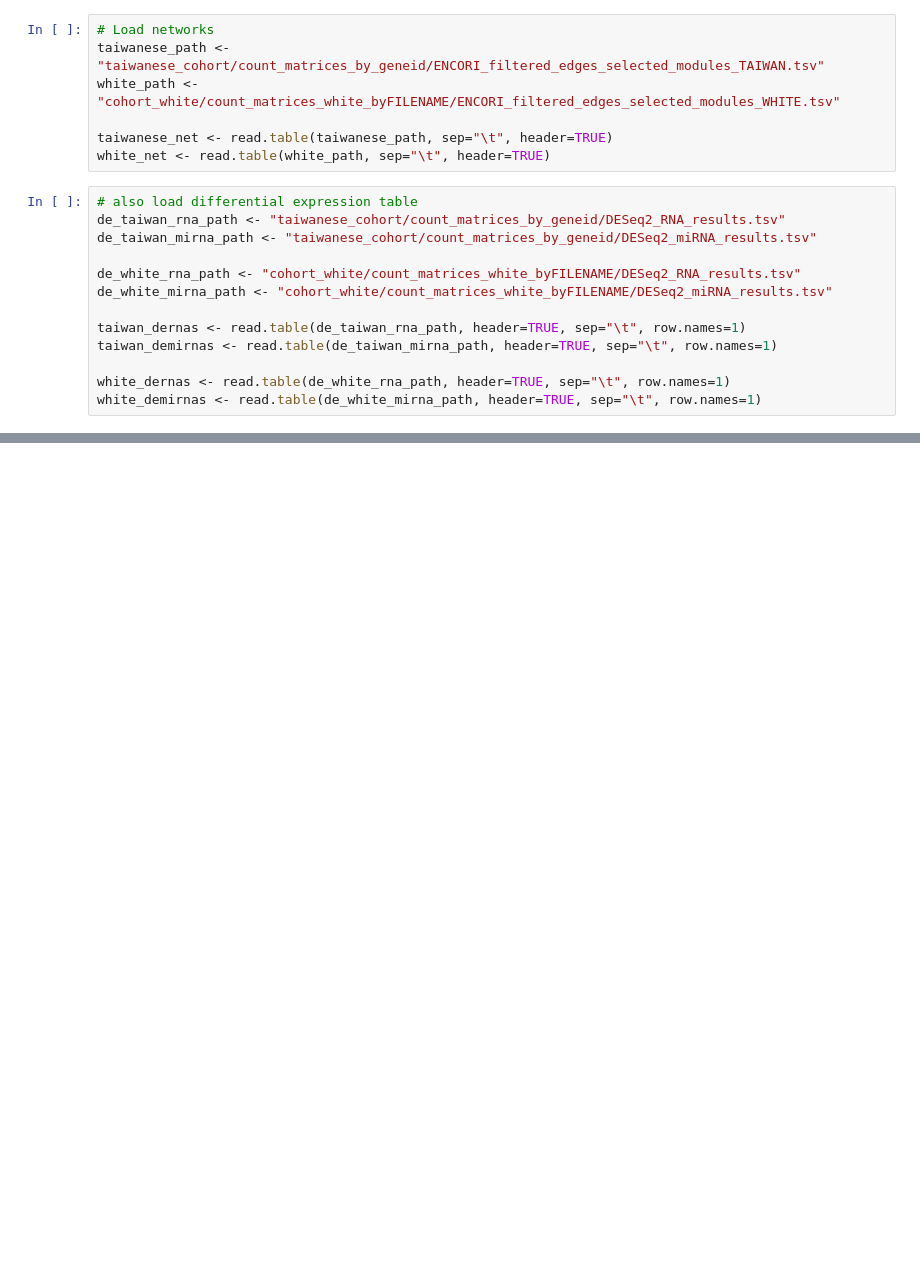
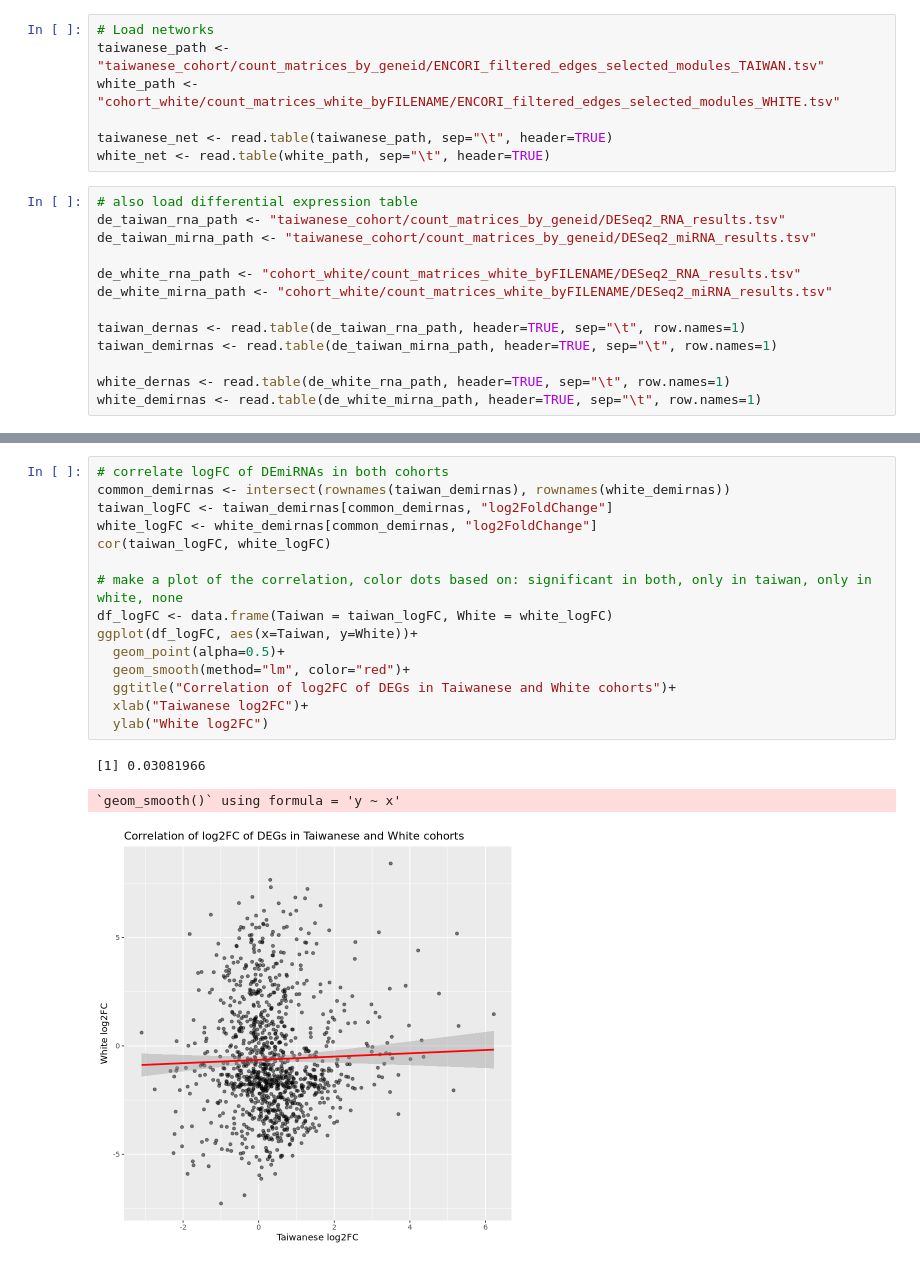
Before and after one commit to sbustamante21/crc_weighted_network, a Jupyter notebook: inter_global_comp.ipynb, the cells around one changed output, grey strips where cells are left out. Saved outputs shown, nothing was run; the diff lists cells and outputs as text; blank space fills up the shorter version.

```diff
--- a/inter_global_comp.ipynb
+++ b/inter_global_comp.ipynb
@@ -128,0 +155,19 @@ Down-regulated   Up-regulated
+# %%
+# correlate logFC of DEmiRNAs in both cohorts
+common_demirnas <- intersect(rownames(taiwan_demirnas), rownames(white_demirnas))
+taiwan_logFC <- taiwan_demirnas[common_demirnas, "log2FoldChange"]
+white_logFC <- white_demirnas[common_demirnas, "log2FoldChange"]
+cor(taiwan_logFC, white_logFC)
+
+# make a plot of the correlation, color dots based on: significant in both, only in taiwan, only in white, none
+df_logFC <- data.frame(Taiwan = taiwan_logFC, White = white_logFC)
+ggplot(df_logFC, aes(x=Taiwan, y=White))+
+  geom_point(alpha=0.5)+
+  geom_smooth(method="lm", color="red")+
+  ggtitle("Correlation of log2FC of DEGs in Taiwanese and White cohorts")+
+  xlab("Taiwanese log2FC")+
+  ylab("White log2FC")
+# %% [output]
+[1] 0.03081966
+`geom_smooth()` using formula = 'y ~ x'
+[figure, added]
```
Also changed, not shown: parts of 22 cells of this notebook, 10 other files.
